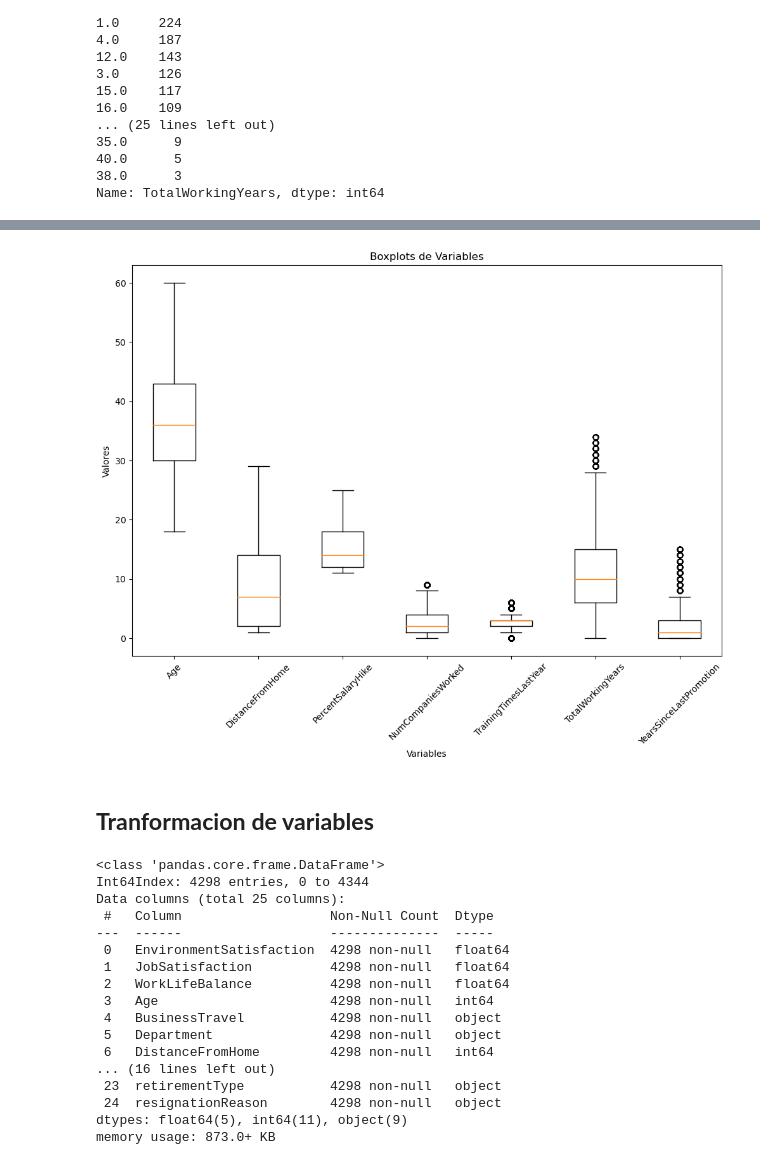
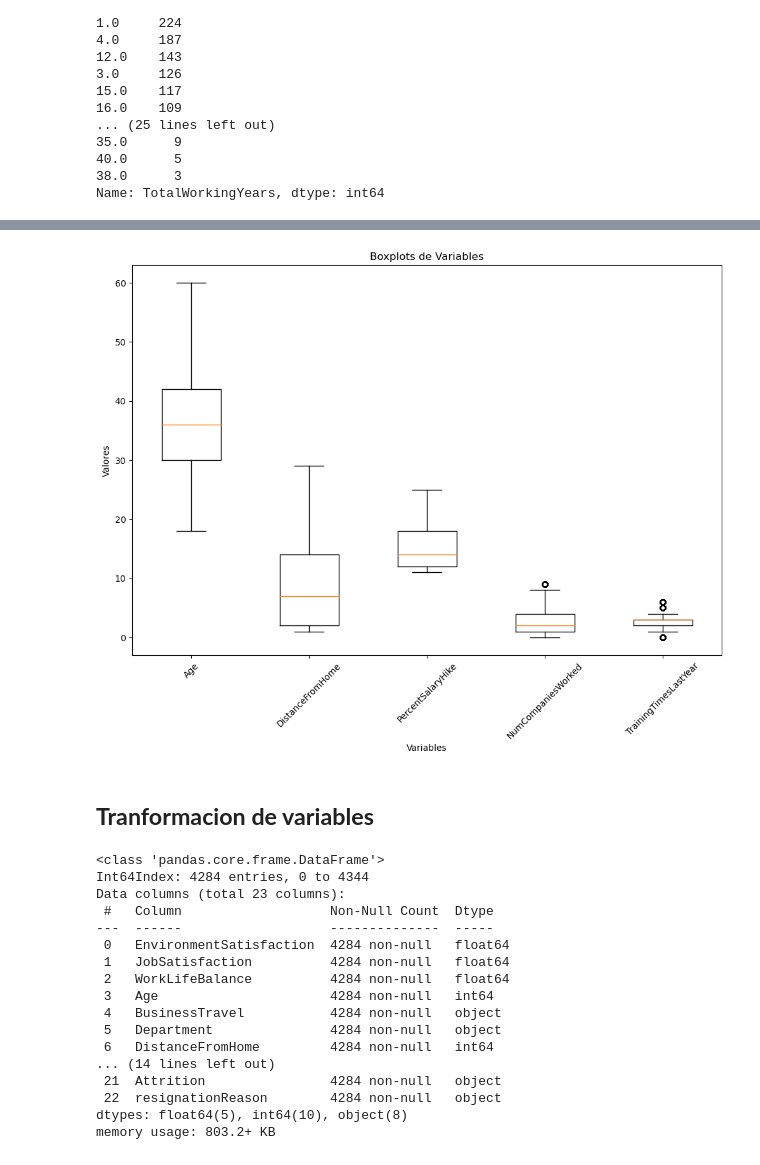
Before and after one commit to andressj1/A-RH, a Jupyter notebook: d_limpieza y transforación.ipynb, the cells around one changed output, grey strips where cells are left out. Saved outputs shown, nothing was run; the diff lists cells and outputs as text; code cells hidden in the pictures.

```diff
--- a/d_limpieza y transforación.ipynb
+++ b/d_limpieza y transforación.ipynb
@@ -16,6 +16,9 @@ df = pd.read_csv("https://raw.githubusercontent.com/andressj1/A-RH/main/Bases/ba
 # %%
 df.drop(["YearsWithCurrManager"], axis=1, inplace=True)
 df.drop(["YearsAtCompany"], axis=1, inplace=True)
+df.drop(["YearsSinceLastPromotion"], axis=1, inplace=True)
+#### Se agrego debido a que tiene el mismo comportamiento que la VO
+df.drop(["retirementType"], axis=1, inplace=True)
 # %% [markdown]
 ## **Tratamiento de atipicos**
 # %% [markdown]
@@ -99,4 +101,4 @@ df['TotalWorkingYears'].value_counts()
 38.0      3
 Name: TotalWorkingYears, dtype: int64
 # %%
-df = df[df['TotalWorkingYears'] < 35.0]
+df = df[df['TotalWorkingYears'] < 34.0]
@@ -123,48 +105,47 @@ Name: TotalWorkingYears, dtype: int64
 # %%
 variables = ['Age', 'DistanceFromHome', 'PercentSalaryHike',
-             'NumCompaniesWorked', 'TrainingTimesLastYear', 'TotalWorkingYears',
-            'YearsSinceLastPromotion']
+             'NumCompaniesWorked', 'TrainingTimesLastYear']
 
 # Crear la figura y los ejes
 fig, ax = plt.subplots(figsize=(12, 8))
 
 # Crear los boxplots
 ax.boxplot(df[variables].values, labels=variables)
 
 # Configurar el título y las etiquetas
 ax.set_title('Boxplots de Variables')
 ax.set_xlabel('Variables')
 ax.set_ylabel('Valores')
 
 # Rotar las etiquetas del eje x para una mejor visualización
 plt.xticks(rotation=45)
 
 # Mostrar la imagen
 plt.show()
 # %% [output]
-[figure, old version]
+[figure, new version]
 # %% [markdown]
 ## **Tranformacion de variables**
 # %%
 df.info()
 # %% [output]
 <class 'pandas.core.frame.DataFrame'>
-Int64Index: 4298 entries, 0 to 4344
-Data columns (total 25 columns):
+Int64Index: 4284 entries, 0 to 4344
+Data columns (total 23 columns):
  #   Column                   Non-Null Count  Dtype
 ---  ------                   --------------  -----
- 0   EnvironmentSatisfaction  4298 non-null   float64
- 1   JobSatisfaction          4298 non-null   float64
- 2   WorkLifeBalance          4298 non-null   float64
- 3   Age                      4298 non-null   int64
- 4   BusinessTravel           4298 non-null   object
- 5   Department               4298 non-null   object
- 6   DistanceFromHome         4298 non-null   int64
-... (16 lines left out)
- 23  retirementType           4298 non-null   object
- 24  resignationReason        4298 non-null   object
-dtypes: float64(5), int64(11), object(9)
-memory usage: 873.0+ KB
+ 0   EnvironmentSatisfaction  4284 non-null   float64
+ 1   JobSatisfaction          4284 non-null   float64
+ 2   WorkLifeBalance          4284 non-null   float64
+ 3   Age                      4284 non-null   int64
+ 4   BusinessTravel           4284 non-null   object
+ 5   Department               4284 non-null   object
+ 6   DistanceFromHome         4284 non-null   int64
+... (14 lines left out)
+ 21  Attrition                4284 non-null   object
+ 22  resignationReason        4284 non-null   object
+dtypes: float64(5), int64(10), object(8)
+memory usage: 803.2+ KB
 # %%
 # Convertir las variables float a tipo entero
 df['EnvironmentSatisfaction'] = df['EnvironmentSatisfaction'].astype(int)
```
Also changed, not shown: parts of 4 cells of this notebook, 1 other file.
